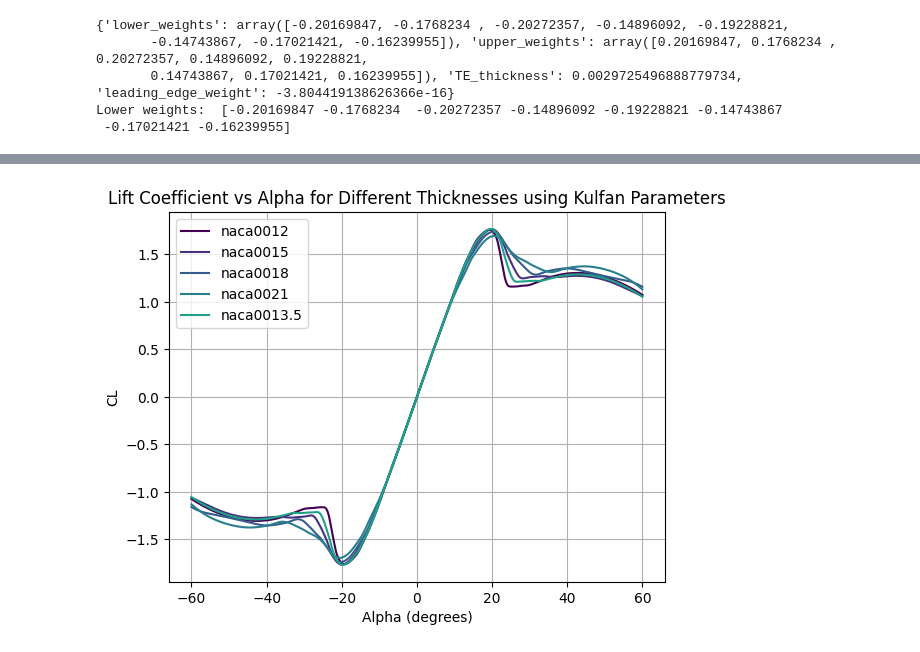
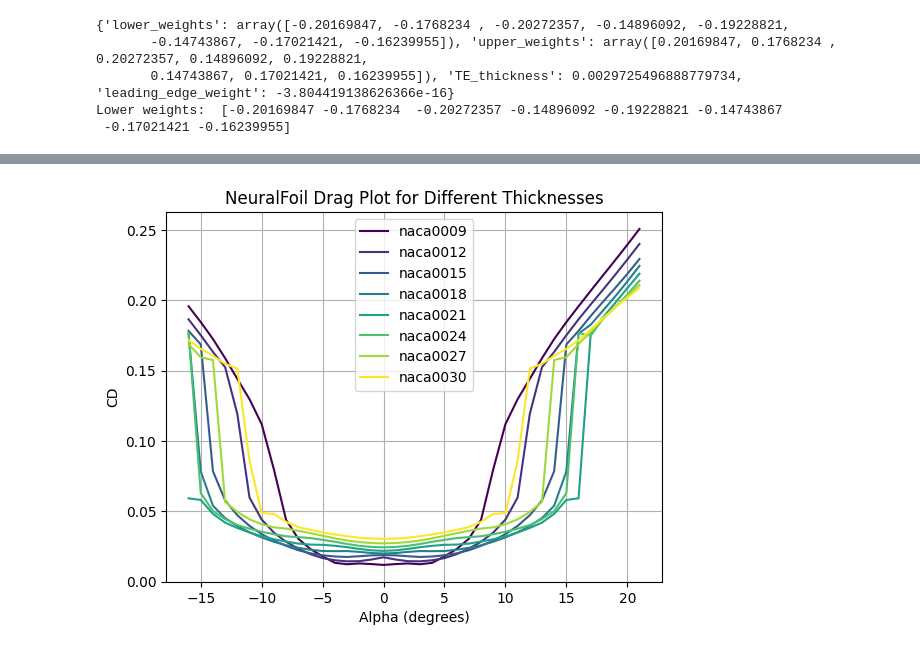
Before and after one commit to janettekwong/FlowLab, a Jupyter notebook: NeuralFoil/nf_kulfan.ipynb, the cells around one changed output, grey strips where cells are left out. Drawn from its saved outputs; the diff is of its cells as text; code cells hidden in the pictures.

Commit message:
Finished Step 6 and compared models

```diff
--- a/NeuralFoil/nf_kulfan.ipynb
+++ b/NeuralFoil/nf_kulfan.ipynb
@@ -10,12 +11,12 @@ import aerosandbox as asb
 # %%
 # Set parameters
-Re = 5e6
-alphas_nf = np.linspace(-60, 60, 600)
+Re = 1e5
+alphas_nf = np.arange(-16, 22, 1) # np.linspace(-60, 60, 600)
 airfoil = asb.Airfoil("naca0014")
 models = ["xxsmall", "xsmall", "small", "medium", "large", "xlarge", "xxlarge", "xxxlarge"]
 
 # Choose a group of airfoils
-thickness_airfoils = ["naca0012", "naca0015", "naca0018", "naca0021"]
+thickness_airfoils = ["naca0009", "naca0012", "naca0015", "naca0018", "naca0021", "naca0024", "naca0027", "naca0030"]
 camber_airfoils = ["naca0012", "naca2412", "naca4412"]
 # %%
 # Global colormap data
@@ -54,0 +126,14 @@ Lower weights:  [-0.20169847 -0.1768234  -0.20272357 -0.14896092 -0.19228821 -0.
+# %%
+# Plot the derivatives
+fig, ax3 = plt.subplots()
+
+for idx, (label, derivatives) in enumerate(kulfan_derivatives.items()):
+    ax3.plot(alphas_nf, derivatives, label=f'{label} (Derivatives)', color=cmap(norm(idx)))
+
+# Add labels, title, and legend to the derivatives plot
+ax3.set_xlabel('Angle of Attack (degrees)')
+ax3.set_ylabel('Derivative')
+ax3.set_title('Derivatives of the Kulfan Model')
+ax3.legend()
+
+plt.show()
@@ -196,13 +424,15 @@ kulfan_bank = KulfanParametersBank()
 for airfoil_name in thickness_airfoils:
     kulfan_bank.add_airfoil_by_name(airfoil_name)
 
-kulfan_bank.add_airfoil(
-    name="naca0013.5",
-    lower_weights=[-0.19449495, -0.17050829, -0.19548344, -0.14364089, -0.18542077, -0.14217300, -0.16413513, -0.15659957],
-    upper_weights=[0.19449495, 0.17050829, 0.19548344, 0.14364089, 0.18542077, 0.14217300, 0.16413513, 0.15659957],
-    leading_edge_weight=-3.4273922475165367e-16,
-    TE_thickness=0.0028663872000144446,
-)
+# Add in the custom airfoil
+# kulfan_bank.add_airfoil(
+#     name="naca0013.5",
+#     lower_weights=[-0.19449495, -0.17050829, -0.19548344, -0.14364089, -0.18542077, -0.14217300, -0.16413513, -0.15659957],
+#     upper_weights=[0.19449495, 0.17050829, 0.19548344, 0.14364089, 0.18542077, 0.14217300, 0.16413513, 0.15659957],
+#     leading_edge_weight=-3.4273922475165367e-16,
+#     TE_thickness=0.0028663872000144446,
+# )
+
 # Retrieve an airfoil's parameters
 # naca0012_params = kulfan_bank.get_airfoil("naca0012")
 # print("naca0012 Parameters:", naca0012_params)
@@ -234,32 +547,32 @@ Name: "naca0015"
 # %%
-# Plot the lift for the airfoils in the bank
+# Plot the drag for the airfoils in the bank
 
 # Create a figure and an axis
 fig, ax = plt.subplots()
 
 # Get the list of all airfoil names in the bank
 airfoil_names = kulfan_bank.list_airfoils()
 
 # Plot aero data for each model size using an index for the color
 for idx, airfoil_name in enumerate(airfoil_names):
 
     # Get kulfan parameters
     kulfan_params = kulfan_bank.get_airfoil(airfoil_name)
 
     # Create aero dictionary
     aero = nf.get_aero_from_kulfan_parameters(
         kulfan_parameters=kulfan_params,
         alpha=alphas_nf,
         Re=Re,
         model_size="xxxlarge"
     )
-    ax.plot(alphas_nf, aero["CL"], label=airfoil_name, color=cmap(norm(idx)))
+    ax.plot(alphas_nf, aero["CD"], label=airfoil_name, color=cmap(norm(idx)))
 
 # Add labels, title, and colorbar
 ax.set_xlabel("Alpha (degrees)")
-ax.set_ylabel("CL")
-ax.set_title("Lift Coefficient vs Alpha for Different Thicknesses using Kulfan Parameters")
+ax.set_ylabel("CD")
+ax.set_title("NeuralFoil Drag Plot for Different Thicknesses")
 ax.legend()
 ax.grid(True)
 # %% [output]
-[figure, old version]
+[figure, new version]
```
Also changed, not shown: parts of 11 cells of this notebook, 4 other files.
